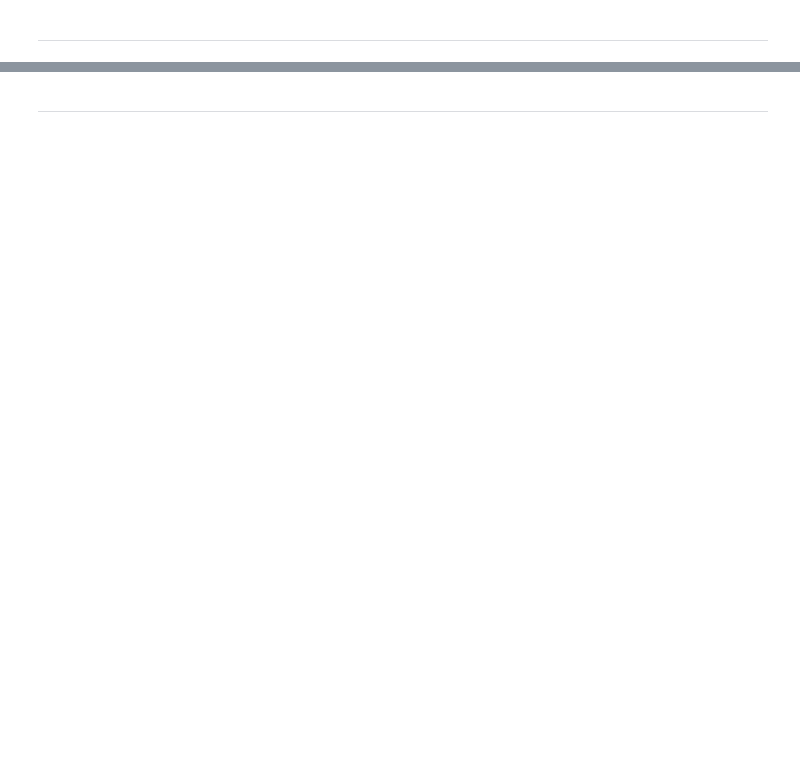
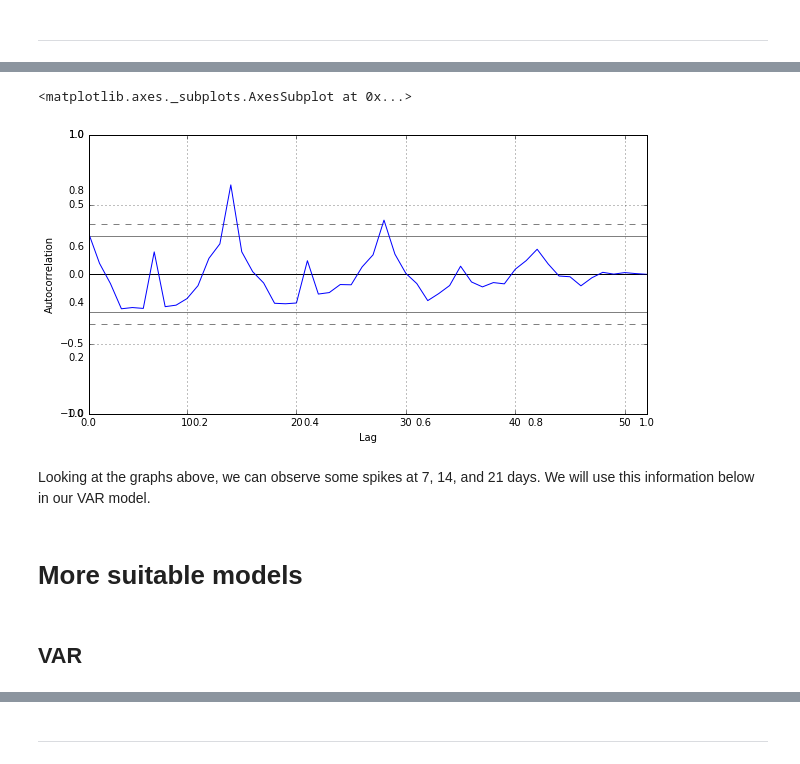
Before and after one commit to RRcar/rossman, a Jupyter notebook: modeling.ipynb, the cells around one changed output, grey strips where cells are left out. Cells and saved outputs as stored; diff of their text form; code cells hidden in the pictures; blank space fills up the shorter version.

```diff
--- a/modeling.ipynb
+++ b/modeling.ipynb
@@ -33,0 +36,21 @@ $( document ).ready(code_toggle);
+# %%
+# merge train and store
+b = train.merge(store,how='left', left_on='Store', right_on='Store')
+
+# drop irrelevant columns
+j = b.drop(['Unnamed: 0', 'PromoInterval'], axis=1)
+
+# fill any missing values
+z = j.fillna(j.median(), inplace=True)
+
+# get dummies for categorical variables
+final = pd.get_dummies(z)
+
+# create index for predictor and response variables
+cols = [col for col in final.columns if col not in ['Date', 'Sales', 'LogSales']]
+# %%
+x = final[cols].values
+y = final['Sales'].values
+
+# split the data
+x_train, x_test, y_train, y_test = train_test_split(x, y, test_size = 0.3, random_state = 15)
@@ -33,0 +159,12 @@ $( document ).ready(code_toggle);
+# %%
+fig, ax = plt.subplots(1, 1, figsize=(10, 5))
+autocorrelation_plot(y[890:])
+# %% [output]
+<matplotlib.axes._subplots.AxesSubplot at 0x...>
+[figure, added]
+# %% [markdown]
+Looking at the graphs above, we can observe some spikes at 7, 14, and 21 days. We will use this information below in our VAR model.
+# %% [markdown]
+# More suitable models
+# %% [markdown]
+## VAR
```
Also changed, not shown: parts of 45 cells of this notebook, 11 other files.
